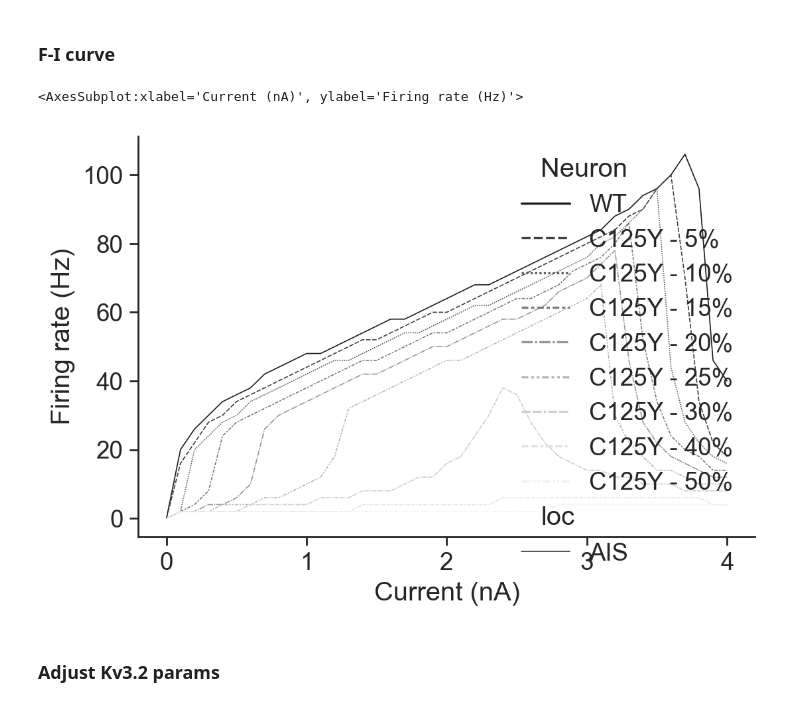
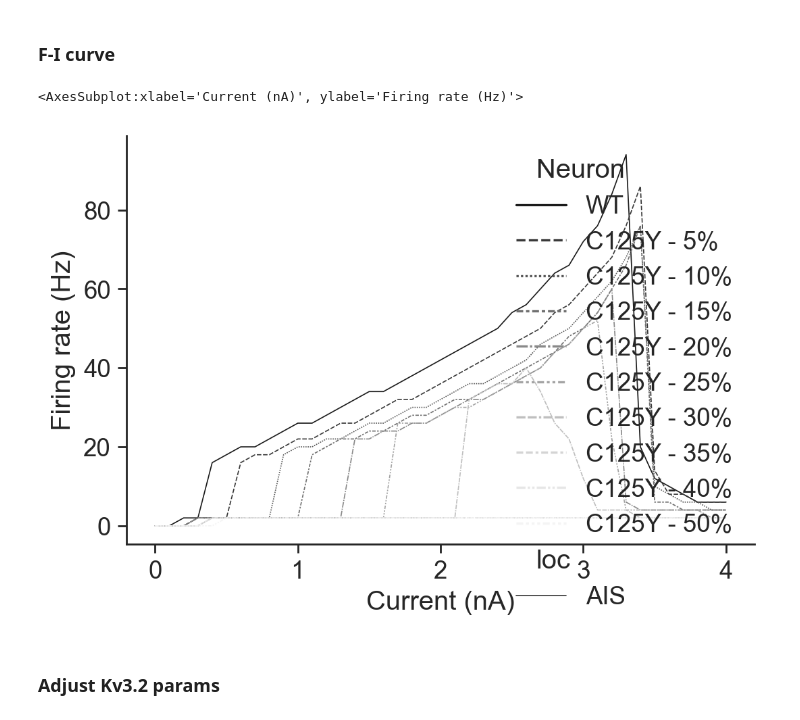
Before and after one commit to ChrisCurrin/pv-kcnc2, a Jupyter notebook: notebook.ipynb, the cells around one changed output. Drawn from its saved outputs; the diff is of its cells as text; code cells hidden in the pictures.

```diff
--- a/notebook.ipynb
+++ b/notebook.ipynb
@@ -56,8 +56,8 @@ leak = Mechanism("pas", e=-35, g=1e-5)
 leak_mut = Mechanism("pas", e=-65, g=1e-5)
 # uses ek and has param gmax
 
-kv3 = Mechanism("Kv3", gmax=0.005)
-kv3_mut = Mechanism("Kv3m", gmax=0.005)
+kv3 = Mechanism("SKv3_1", gSKv3_1bar=0.005)
+kv3_mut = Mechanism("SKv3_1m", gSKv3_1bar=0.005)
 props = dict(L=30, diam=15, nseg=3, cm=1)
 passive_point_neuron = ppn = Section(**props, mechanisms=[leak, kv3], name="WT")
 passive_point_neuron_mutant = ppn_mut = Section(
@@ -70,7 +70,7 @@ def set_seg_prop(nrn: Section, prop: str, value: float):
         setattr(seg, prop, value)
 
 
-def change_mech_props(nrn: Section, mech="Kv3", **prop_value_dict):
+def change_mech_props(nrn: Section, mech="SKv3_1", **prop_value_dict):
     for seg in nrn:
         for prop, value in prop_value_dict.items():
             setattr(getattr(seg, mech), prop, value)
@@ -194,15 +194,8 @@ def iv_fig(vclamp_values=None, ppn_props=None, ppn_mut_props=None, tstop=210):
     # only initial vclamp_values will be plotted, but simulations will be run for these values
     extended_vclamp_values = np.arange(vclamp_values.min(), vclamp_values.max() + 1, 1)
 
-    # check if ppn_props is empty
-    if ppn_props or ppn_mut_props:
-        h.usetable_Kv3=0
-        h.usetable_Kv3m=0
-    else:
-        h.usetable_Kv3=1
-        h.usetable_Kv3m=1
-    change_mech_props(ppn, "Kv3", **ppn_props)
-    change_mech_props(ppn_mut, "Kv3m", **ppn_mut_props)
+    change_mech_props(ppn, "SKv3_1", **ppn_props)
+    change_mech_props(ppn_mut, "SKv3_1m", **ppn_mut_props)
 
     sample_lines = {
         "v": [],
@@ -477,13 +444,6 @@ def run_sims(pv, stims, fractions, dur, load=False, arrow=False, shape_plot=True
 
     if pv_props is None:
         pv_props = {}
-        h.usetable_Kv3 = 1
-        h.usetable_Kv3m = 1
-    else:
-        # do not use the lookup table for the Kv3 and Kv3m
-        # as we want the table to be re-calculated
-        h.usetable_Kv3 = 0
-        h.usetable_Kv3m = 0
 
     # optionally set properties of pv neuron
     for key, val in pv_props.items():
@@ -573,7 +533,7 @@ def run_sims(pv, stims, fractions, dur, load=False, arrow=False, shape_plot=True
 # %%
 stims = [(amp, 0) for amp in np.round(np.arange(0.,4.1,0.1), 3)]
 
-fractions = [0, 0.05, 0.10, 0.15, 0.20, 0.25, 0.3, 0.4, 0.5]
+fractions = [0, 0.05, 0.10, 0.15, 0.20, 0.25, 0.3, 0.35, 0.4, 0.5]
 
 amp_result = run_sims("default", stims, fractions, dur=500, load=True, arrow=False)
 
@@ -591,34 +551,34 @@ for key, val in amp_result.items():
         [
             ap_df,
             pd.DataFrame(
                 {
                     KVMUT_FRAC_LABEL: frac,
                     CURRENT_LABEL: current,
                     "Neuron": nrn_name,
                     "loc": ["soma", "AIS", "axon"],
                     "Spikes": [ap_soma, ap_ais, ap_axon],
                 },
             ),
         ],
         ignore_index=True,
     )
 ap_df[FIRING_RATE_LABEL] = ap_df["Spikes"]/0.5
 
 sns.lineplot(
     data=ap_df,
     x=CURRENT_LABEL,
     y=FIRING_RATE_LABEL,
     hue="Neuron",
     style="Neuron",
     # markers=["o", "s", "D"],
     palette="Greys_r",
     size="loc",
     size_order=["AIS"],
 
 )
 # %% [output]
 <AxesSubplot:xlabel='Current (nA)', ylabel='Firing rate (Hz)'>
-[figure, old version]
+[figure, new version]
 # %% [markdown]
 ### Adjust Kv3.2 params
 # %%
```
Also changed, not shown: parts of 9 cells of this notebook, 3 other files.
